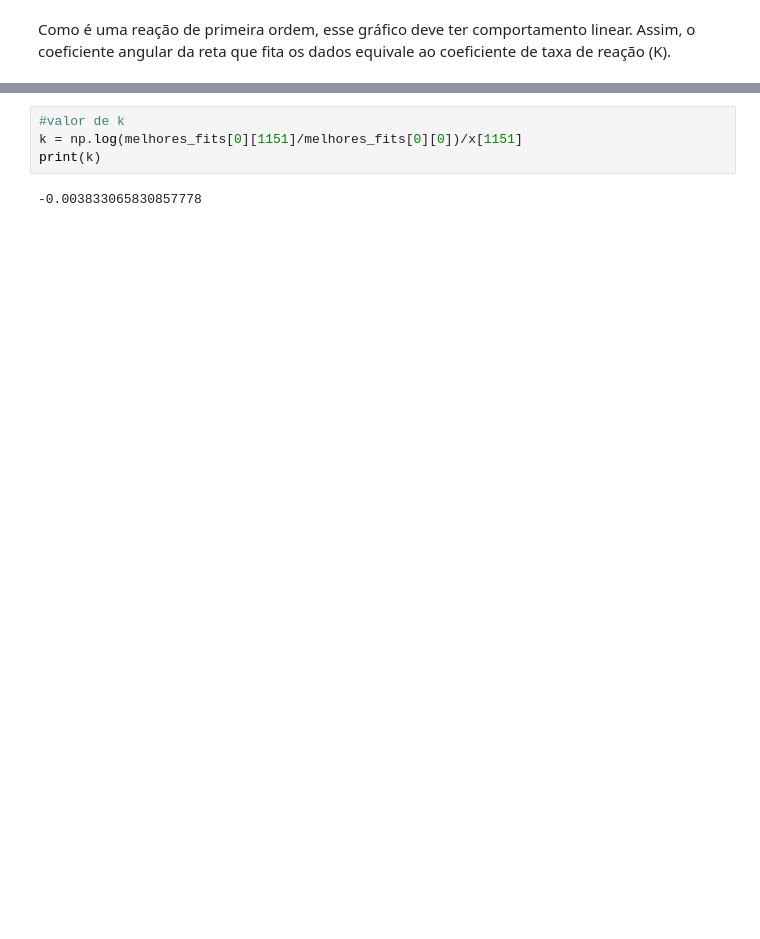
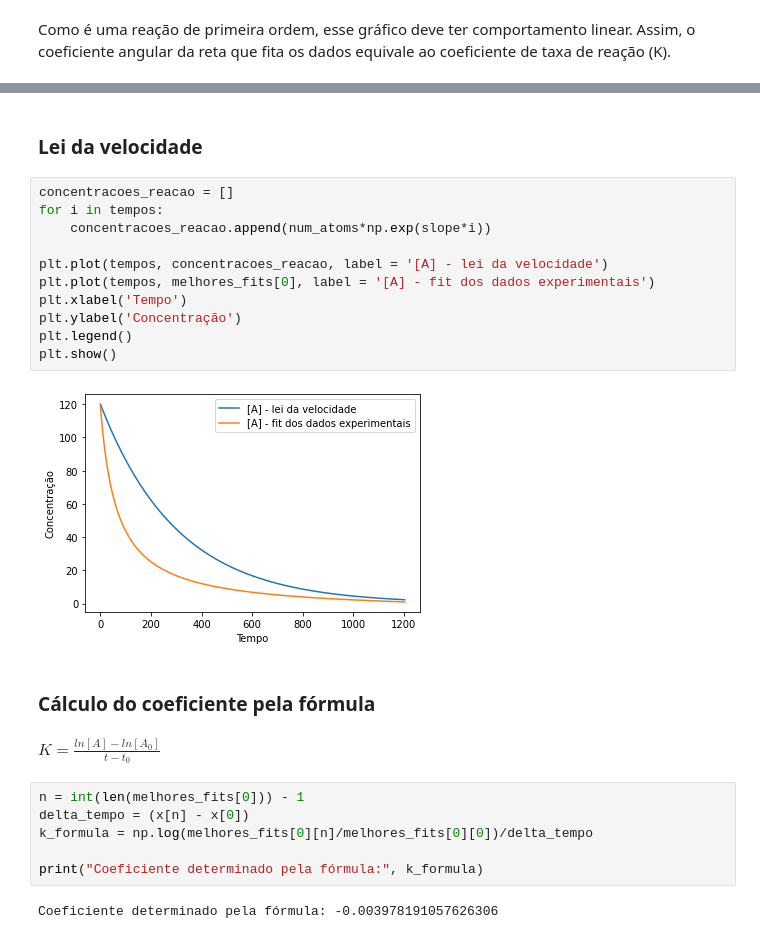
Before and after one commit to barbaraperez/BaThay-simulacoes-moleculares, a Jupyter notebook: d2_versao_final.ipynb, the cells around one changed output, grey strips where cells are left out. Saved outputs shown, nothing was run; the diff lists cells and outputs as text; blank space fills up the shorter version.

```diff
--- a/d2_versao_final.ipynb
+++ b/d2_versao_final.ipynb
@@ -390,6 +393,27 @@ NameError: name 'melhores_fits' is not defined
+# %% [markdown]
+### Lei da velocidade
+# %%
+concentracoes_reacao = []
+for i in tempos:
+    concentracoes_reacao.append(num_atoms*np.exp(slope*i))
+
+plt.plot(tempos, concentracoes_reacao, label = '[A] - lei da velocidade')
+plt.plot(tempos, melhores_fits[0], label = '[A] - fit dos dados experimentais')
+plt.xlabel('Tempo')
+plt.ylabel('Concentração')
+plt.legend()
+plt.show()
+# %% [output]
+[figure, added]
+# %% [markdown]
+### Cálculo do coeficiente pela fórmula
+# %% [markdown]
+$K = \frac{ln[A] - ln[A_0]}{t - t_0}$
 # %%
-#valor de k
-k = np.log(melhores_fits[0][1151]/melhores_fits[0][0])/x[1151]
-print(k)
+n = int(len(melhores_fits[0])) - 1
+delta_tempo = (x[n] - x[0])
+k_formula = np.log(melhores_fits[0][n]/melhores_fits[0][0])/delta_tempo
+
+print("Coeficiente determinado pela fórmula:", k_formula)
 # %% [output]
--0.003833065830857778
+Coeficiente determinado pela fórmula: -0.003978191057626306
```
Also changed, not shown: parts of 15 cells of this notebook.
